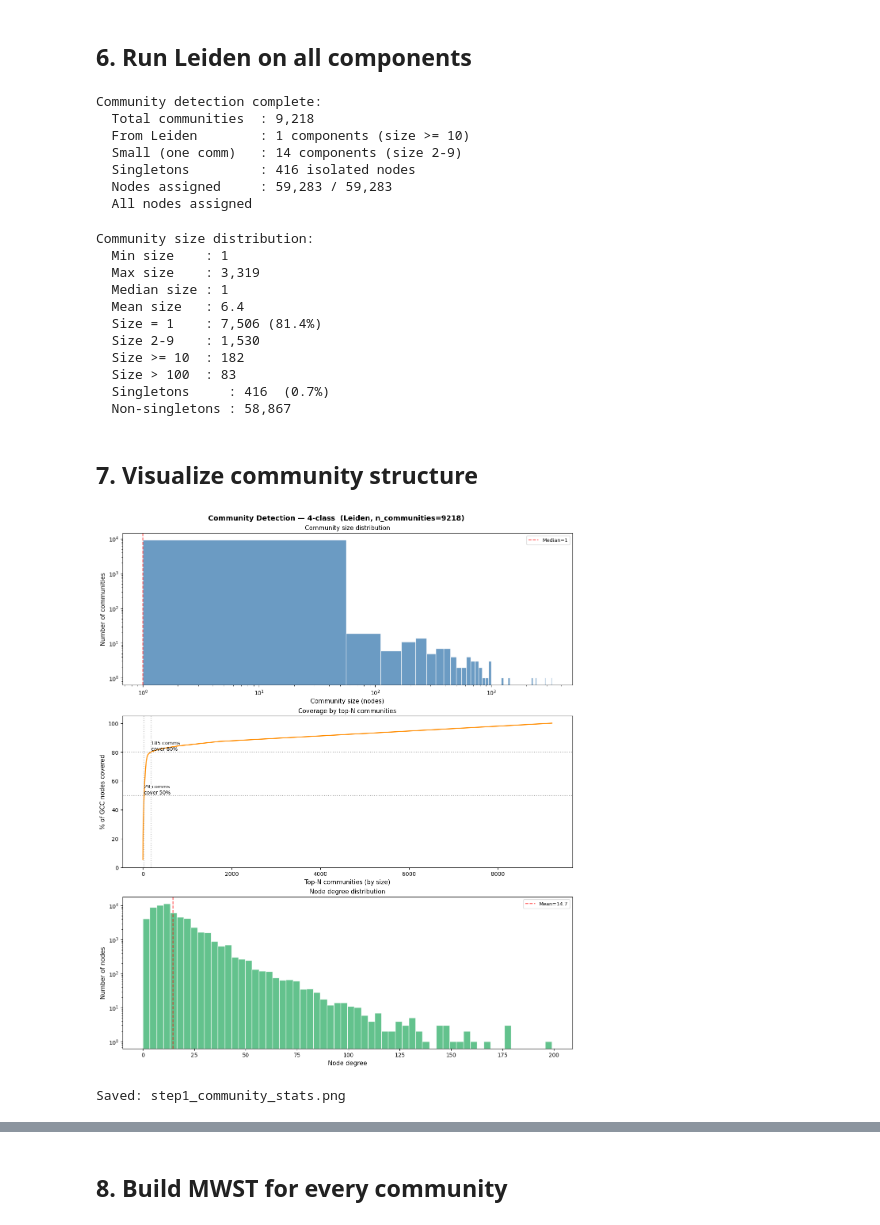
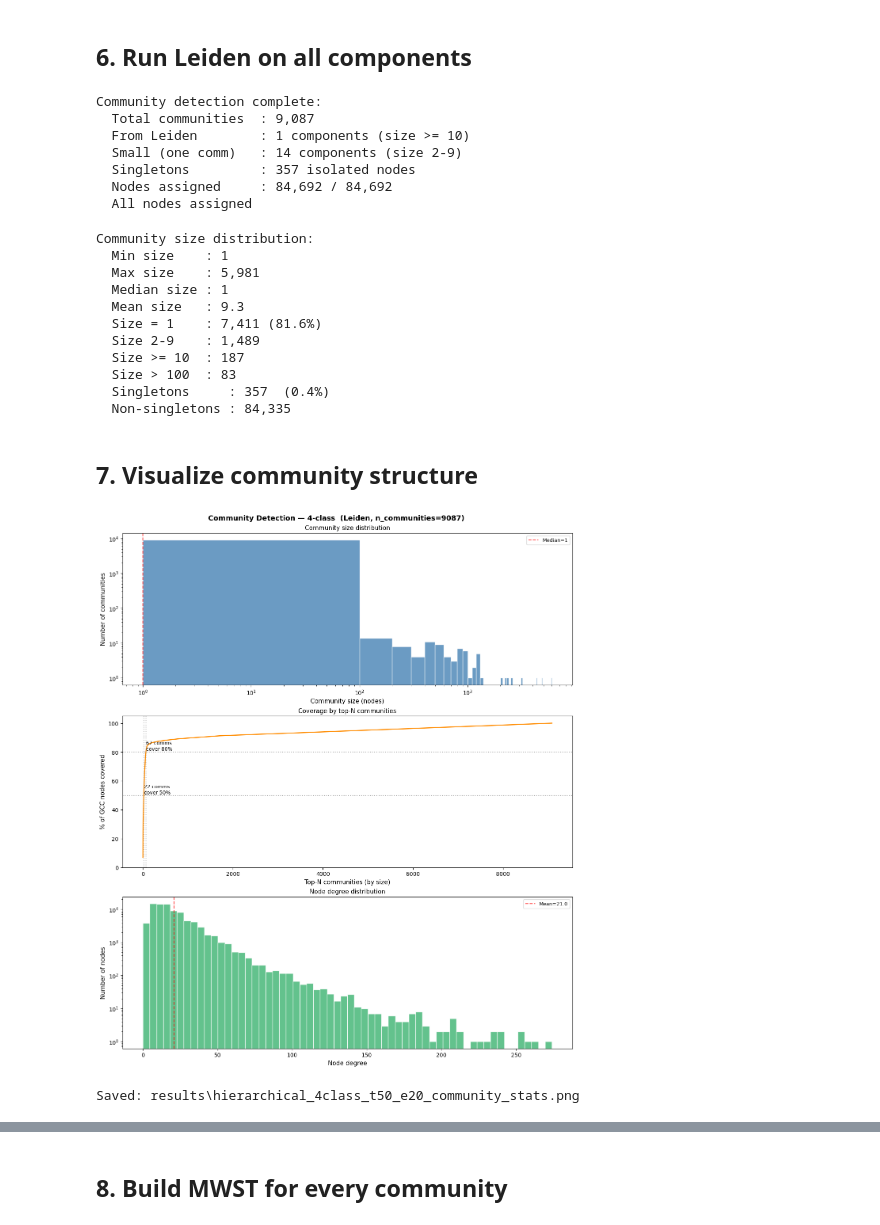
Before and after one commit to bibhs0401/graph_based_spectral_classifier, a Jupyter notebook: spectral_classifier-hierarchical.ipynb, the cells around one changed output, grey strips where cells are left out. Saved outputs shown, nothing was run; the diff lists cells and outputs as text; code cells hidden in the pictures.

```diff
--- a/spectral_classifier-hierarchical.ipynb
+++ b/spectral_classifier-hierarchical.ipynb
@@ -47,6 +52,8 @@ leidenalg : 0.12.0
 # %% [markdown]
 ## 2. Configurations
 # %%
+RESULTS_DIR = 'results'
+os.makedirs(RESULTS_DIR, exist_ok=True)
 # Paths
 mgf_path          = os.path.expanduser("NIST/NIST_GC_EI_MAX_LIBRARY.mgf")
 nist_classes_path = "NIST/nist_classes.csv"
@@ -74,10 +81,20 @@ random_state = 42
 test_size    = 0.20
 val_size     = 0.10
 
+# Descriptive prefix for all saved artifacts (plots, CSVs, model checkpoints)
+_masst_tag = os.path.splitext(os.path.basename(masst_tsv_path))[0].replace('results_', '')
+RUN_TAG = f"hierarchical_{'4class' if use_4class else 'full'}_{_masst_tag}"
+
+def artifact_path(stem, ext):
+  """e.g. results/hierarchical_4class_t50_e20_model.pt"""
+  return os.path.join(RESULTS_DIR, f"{RUN_TAG}_{stem}.{ext}")
+
 print(f"Mode          : {'4-class subset' if use_4class else 'Full dataset'}")
 print(f"MASST TSV     : {masst_tsv_path}")
 print(f"TSV exists    : {os.path.exists(masst_tsv_path)}")
 print(f"Leiden seed   : {leiden_seed}")
+print(f"Run tag       : {RUN_TAG}")
+print(f"Results dir   : {os.path.abspath(RESULTS_DIR)}")
 # %% [output]
 Mode          : 4-class subset
 MASST TSV     : C:/Users/bibhushaojha/Desktop/graph-based-spectral-classifier/NIST/results_t50_e20.tsv
@@ -445,21 +456,21 @@ print(f'  Total communities  : {n_communities:,}')
 print(f'  From Leiden        : {n_leiden_comps} components (size >= {min_leiden_size})')
 print(f'  Small (one comm)   : {n_small_comps} components (size 2-{min_leiden_size-1})')
 print(f'  Singletons         : {n_singletons} isolated nodes')
-print(f'  Nodes assigned     : {len(mcn_pos_to_comm):,} / {n_train:,}')
-assert len(mcn_pos_to_comm) == n_train, 'Some nodes unassigned!'
+print(f'  Nodes assigned     : {len(mcn_pos_to_comm):,} / {n_nodes:,}')
+assert len(mcn_pos_to_comm) == n_nodes, 'Some nodes unassigned!'
 print('  All nodes assigned')
 # %% [output]
 Community detection complete:
-  Total communities  : 9,218
+  Total communities  : 9,087
   From Leiden        : 1 components (size >= 10)
   Small (one comm)   : 14 components (size 2-9)
-  Singletons         : 416 isolated nodes
-  Nodes assigned     : 59,283 / 59,283
+  Singletons         : 357 isolated nodes
+  Nodes assigned     : 84,692 / 84,692
   All nodes assigned
 # %%
 # community size statistics (all communities)
 comm_sizes = np.bincount(
-    [mcn_pos_to_comm[i] for i in range(n_train)],
+    [mcn_pos_to_comm[i] for i in range(n_nodes)],
     minlength=n_communities
 )
 
@@ -473,26 +484,22 @@ print(f'  Size 2-9    : {((comm_sizes>=2)&(comm_sizes<=9)).sum():,}')
 print(f'  Size >= 10  : {(comm_sizes >= 10).sum():,}')
 print(f'  Size > 100  : {(comm_sizes > 100).sum():,}')
 
-
-# map scan_id → mcn_pos (local training index)
-sid_to_mcn_pos = {sid: i for i, sid in enumerate(train_sid_list)}
-
-# Singleton: degree-0 nodes (no edges after MASST TSV filter)
+# Singletons: degree-0 nodes (no edges after MASST TSV filter), keyed by global position
 singleton_nodes = {node for node in G.nodes() if G.degree(node) == 0}
-print(f'  Singletons     : {len(singleton_nodes):,}  ({len(singleton_nodes)/n_train*100:.1f}%)')
-print(f'  Non-singletons : {n_train - len(singleton_nodes):,}')
+print(f'  Singletons     : {len(singleton_nodes):,}  ({len(singleton_nodes)/n_nodes*100:.1f}%)')
+print(f'  Non-singletons : {n_nodes - len(singleton_nodes):,}')
 # %% [output]
 Community size distribution:
   Min size    : 1
-  Max size    : 3,319
+  Max size    : 5,981
   Median size : 1
-  Mean size   : 6.4
-  Size = 1    : 7,506 (81.4%)
-  Size 2-9    : 1,530
-  Size >= 10  : 182
+  Mean size   : 9.3
+  Size = 1    : 7,411 (81.6%)
+  Size 2-9    : 1,489
+  Size >= 10  : 187
   Size > 100  : 83
-  Singletons     : 416  (0.7%)
-  Non-singletons : 58,867
+  Singletons     : 357  (0.4%)
+  Non-singletons : 84,335
 # %% [markdown]
 ## 7. Visualize community structure
 # %%
@@ -515,37 +522,38 @@ ax.legend(fontsize=9)
 # Plot 2: cumulative % of nodes covered by top-N communities
 ax = axes[1]
 sorted_sizes = np.sort(comm_sizes)[::-1]
 cumsum       = np.cumsum(sorted_sizes)
 x_range      = np.arange(1, len(sorted_sizes)+1)
-ax.plot(x_range, cumsum / n_train * 100, color='darkorange', linewidth=1.8)
+ax.plot(x_range, cumsum / n_nodes * 100, color='darkorange', linewidth=1.8)
 ax.axhline(80, color='gray', linestyle=':', alpha=0.7)
 ax.axhline(50, color='gray', linestyle=':', alpha=0.7)
-n80 = int(np.searchsorted(cumsum / n_train * 100, 80)) + 1
-n50 = int(np.searchsorted(cumsum / n_train * 100, 50)) + 1
+n80 = int(np.searchsorted(cumsum / n_nodes * 100, 80)) + 1
+n50 = int(np.searchsorted(cumsum / n_nodes * 100, 50)) + 1
 ax.axvline(n80, color='gray', linestyle=':', alpha=0.5)
 ax.axvline(n50, color='gray', linestyle=':', alpha=0.5)
 ax.text(n80 + max(1, n80*0.02), 81, f'{n80} comms\ncover 80%', fontsize=9)
 ax.text(n50 + max(1, n50*0.02), 51, f'{n50} comms\ncover 50%', fontsize=9)
 ax.set_xlabel('Top-N communities (by size)', fontsize=11)
 ax.set_ylabel('% of GCC nodes covered', fontsize=11)
 ax.set_title('Coverage by top-N communities', fontsize=11)
 ax.set_ylim(0, 105)
 
 # Plot 3: degree distribution
 ax = axes[2]
 degrees = [d for _, d in G.degree()]
 ax.hist(degrees, bins=60, color='mediumseagreen', alpha=0.8, edgecolor='white')
 ax.set_xlabel('Node degree', fontsize=11)
 ax.set_ylabel('Number of nodes', fontsize=11)
 ax.set_title('Node degree distribution', fontsize=11)
 ax.set_yscale('log')
 ax.axvline(np.mean(degrees), color='red', linestyle='--', alpha=0.7,
            label=f'Mean={np.mean(degrees):.1f}')
 ax.legend(fontsize=9)
 
-plt.savefig('step1_community_stats.png', dpi=150, bbox_inches='tight')
+_path = artifact_path('community_stats', 'png')
+plt.savefig(_path, dpi=150, bbox_inches='tight')
 plt.show()
-print('Saved: step1_community_stats.png')
+print(f'Saved: {_path}')
 # %% [output]
-[figure, old version]
+[figure, new version]
-Saved: step1_community_stats.png
+Saved: results\hierarchical_4class_t50_e20_community_stats.png
```
Also changed, not shown: parts of 27 cells of this notebook.
